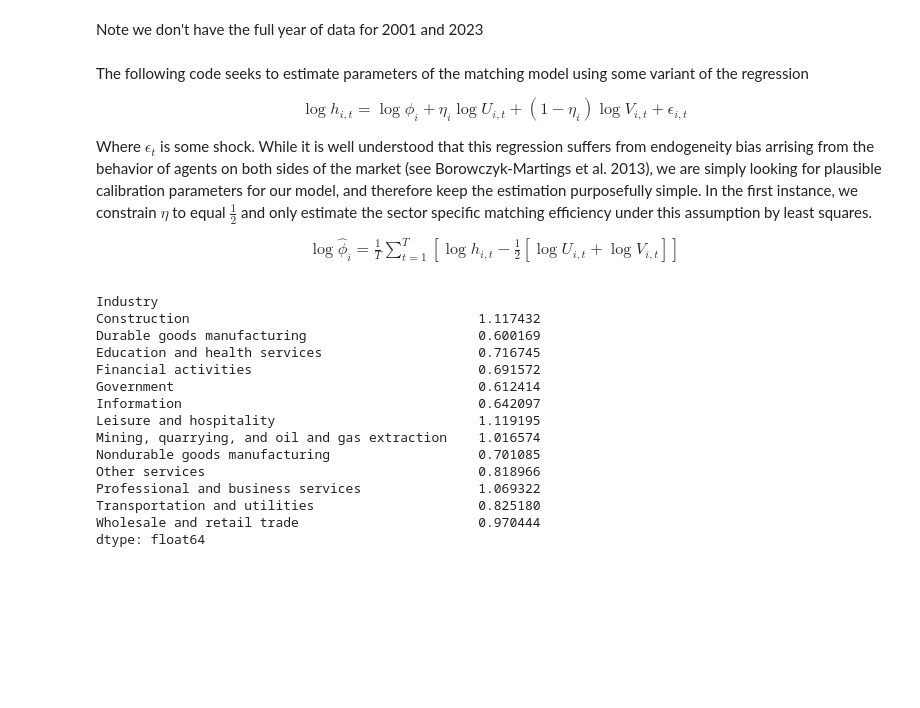
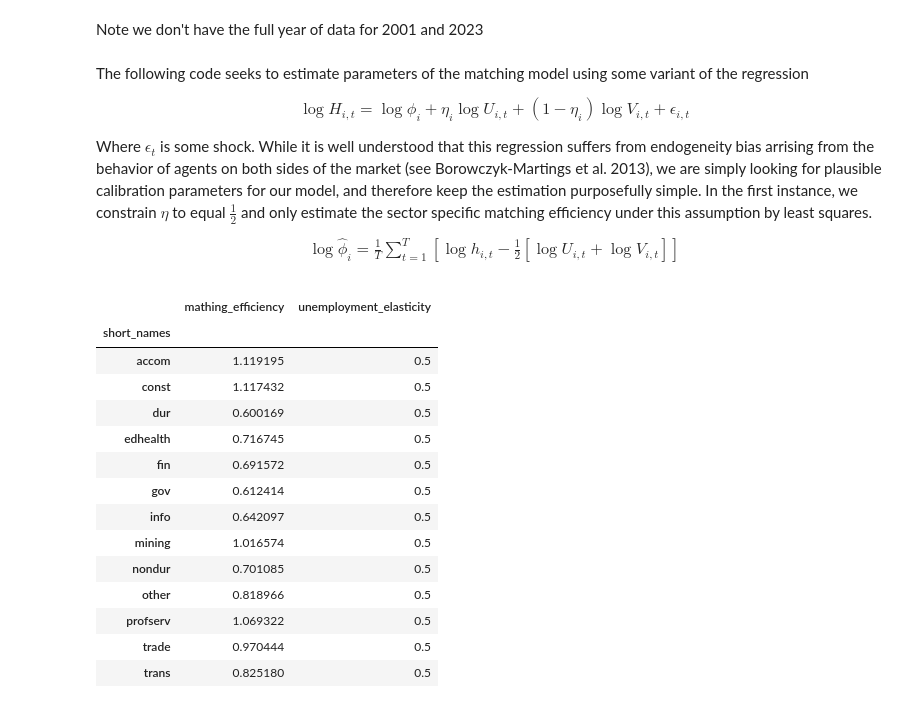
Before and after one commit to hs97/UnemploymentNetwork, a Jupyter notebook: new_code/uvh_from_JOLTS_CPS.ipynb, the cells around one changed output. Cells and saved outputs as stored; diff of their text form; code cells hidden in the pictures; blank space fills up the shorter version.

```diff
--- a/new_code/uvh_from_JOLTS_CPS.ipynb
+++ b/new_code/uvh_from_JOLTS_CPS.ipynb
@@ -229,34 +229,36 @@ Note we don't have the full year of data for 2001 and 2023
 # %% [markdown]
 The following code seeks to estimate parameters of the matching model using some variant of the regression
 \begin{align*}
-    \log h_{i,t} = \log \phi_i + \eta_i \log U_{i,t} + (1-\eta_i) \log V_{i,t} + \epsilon_{i,t}
+    \log H_{i,t} = \log \phi_i + \eta_i \log U_{i,t} + (1-\eta_i) \log V_{i,t} + \epsilon_{i,t}
 \end{align*}
 Where $\epsilon_t$ is some shock. While it is well understood that this regression suffers from endogeneity bias arrising from the behavior of agents on both sides of the market (see Borowczyk-Martings et al. 2013), we are simply looking for plausible calibration parameters for our model, and therefore keep the estimation purposefully simple. In the first instance, we constrain $\eta$ to equal $\frac{1}{2}$ and only estimate the sector specific matching efficiency under this assumption by least squares.
 \begin{align*}
     \log \widehat{\phi}_i = \frac{1}{T} \sum_{t=1}^{T}\left[\log h_{i,t} - \frac{1}{2}\left[\log U_{i,t} + \log V_{i,t}\right]\right]
 \end{align*}
 # %%
-def phi_estimation1(df, eta):
+def matching_estimation1(df, eta):
     X = np.log(np.array(df[['Hires']].values)) - eta * np.log(np.array((df[['Unemployment']].values))) - (1-eta) * np.log(np.array(df[['Vacancy']].values))
     X = X[~np.isnan(X)]
     return np.exp(np.sum(X)/X.shape[0])
 
-df_phi1 = uvh.groupby('Industry').apply(phi_estimation1, 0.5)
-df_phi1
+eta = 0.5
+matching_param1 = uvh.groupby('short_names').apply(matching_estimation1, eta)
+df_matching_param1 = pd.DataFrame({'mathing_efficiency':matching_param1,'unemployment_elasticity':eta})
+df_matching_param1
 # %% [output]
-Industry
-Construction                                     1.117432
-Durable goods manufacturing                      0.600169
-Education and health services                    0.716745
-Financial activities                             0.691572
-Government                                       0.612414
-Information                                      0.642097
-Leisure and hospitality                          1.119195
-Mining, quarrying, and oil and gas extraction    1.016574
-Nondurable goods manufacturing                   0.701085
-Other services                                   0.818966
-Professional and business services               1.069322
-Transportation and utilities                     0.825180
-Wholesale and retail trade                       0.970444
-dtype: float64
+|  | mathing_efficiency | unemployment_elasticity |
+| short_names |  |  |
+| accom | 1.119195 | 0.5 |
+| const | 1.117432 | 0.5 |
+| dur | 0.600169 | 0.5 |
+| edhealth | 0.716745 | 0.5 |
+| fin | 0.691572 | 0.5 |
+| gov | 0.612414 | 0.5 |
+| info | 0.642097 | 0.5 |
+| mining | 1.016574 | 0.5 |
+| nondur | 0.701085 | 0.5 |
+| other | 0.818966 | 0.5 |
+| profserv | 1.069322 | 0.5 |
+| trade | 0.970444 | 0.5 |
+| trans | 0.825180 | 0.5 |
 # %% [markdown]
```
Also changed, not shown: parts of 4 cells of this notebook, 1 other file.
